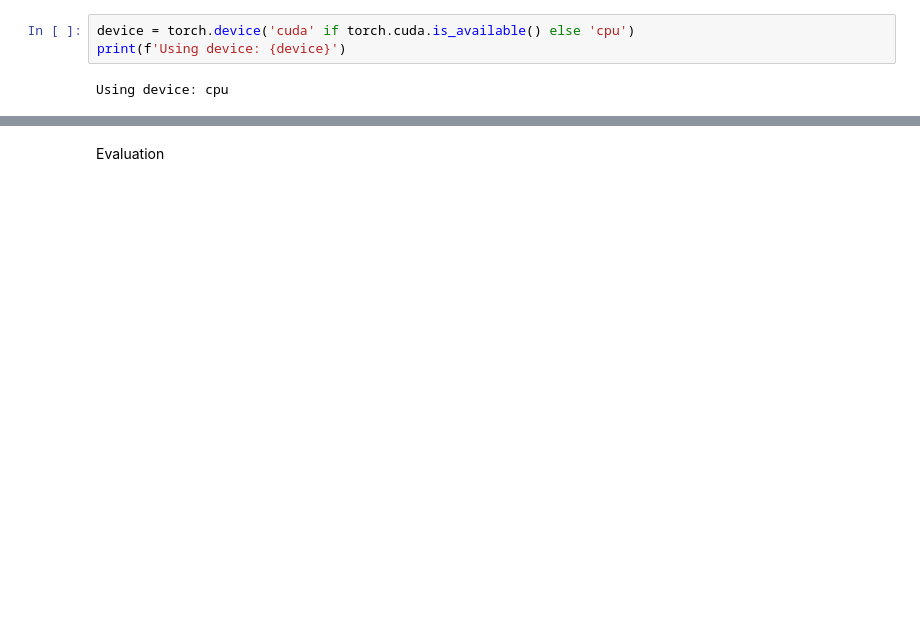
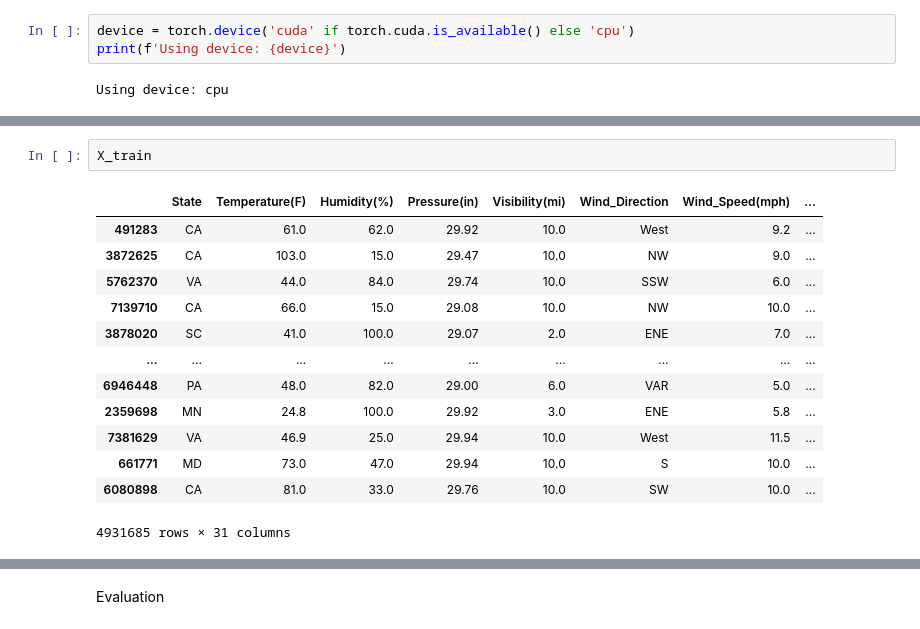
Before and after one commit to zoya-fatima22/us-accidents-thesis, a Jupyter notebook: experiments/3_ml_train.ipynb, the cells around one changed output, grey strips where cells are left out. Saved outputs shown, nothing was run; the diff lists cells and outputs as text; blank space fills up the shorter version.

```diff
--- a/experiments/3_ml_train.ipynb
+++ b/experiments/3_ml_train.ipynb
@@ -575,0 +632,16 @@ y_test_tensor = torch.tensor(y_test_encoded, dtype=torch.long)
+# %%
+X_train
+# %% [output]
+|  | State | Temperature(F) | Humidity(%) | Pressure(in) | Visibility(mi) | Wind_Direction | Wind_Speed(mph) | ... |
+| 491283 | CA | 61.0 | 62.0 | 29.92 | 10.0 | West | 9.2 | ... |
+| 3872625 | CA | 103.0 | 15.0 | 29.47 | 10.0 | NW | 9.0 | ... |
+| 5762370 | VA | 44.0 | 84.0 | 29.74 | 10.0 | SSW | 6.0 | ... |
+| 7139710 | CA | 66.0 | 15.0 | 29.08 | 10.0 | NW | 10.0 | ... |
+| 3878020 | SC | 41.0 | 100.0 | 29.07 | 2.0 | ENE | 7.0 | ... |
+| ... | ... | ... | ... | ... | ... | ... | ... | ... |
+| 6946448 | PA | 48.0 | 82.0 | 29.00 | 6.0 | VAR | 5.0 | ... |
+| 2359698 | MN | 24.8 | 100.0 | 29.92 | 3.0 | ENE | 5.8 | ... |
+| 7381629 | VA | 46.9 | 25.0 | 29.94 | 10.0 | West | 11.5 | ... |
+| 661771 | MD | 73.0 | 47.0 | 29.94 | 10.0 | S | 10.0 | ... |
+| 6080898 | CA | 81.0 | 33.0 | 29.76 | 10.0 | SW | 10.0 | ... |
+4931685 rows × 31 columns
```
Also changed, not shown: parts of 15 cells of this notebook, 4 other files.
